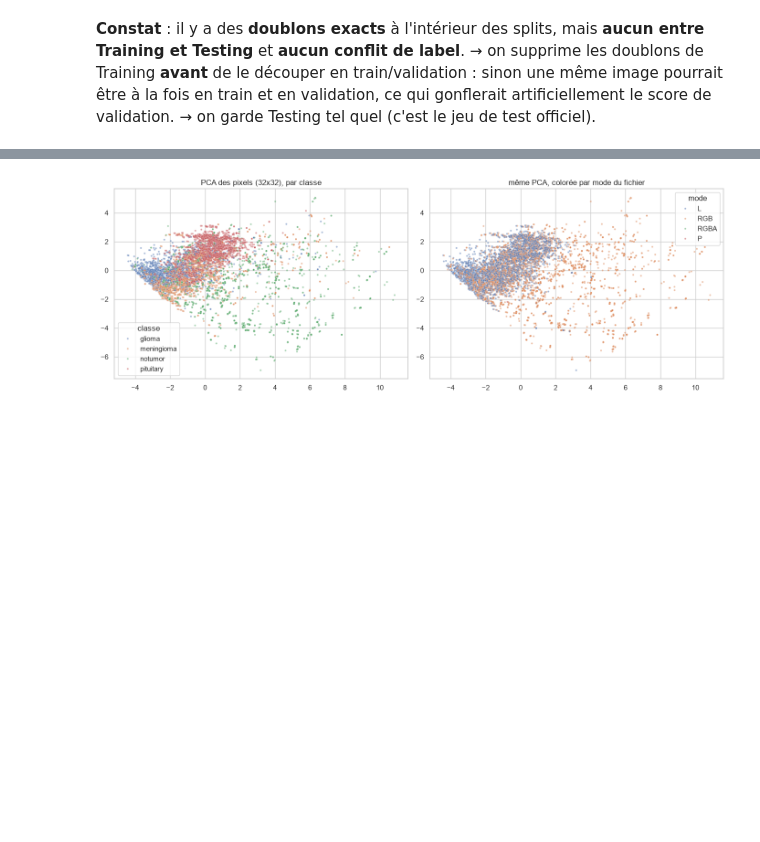
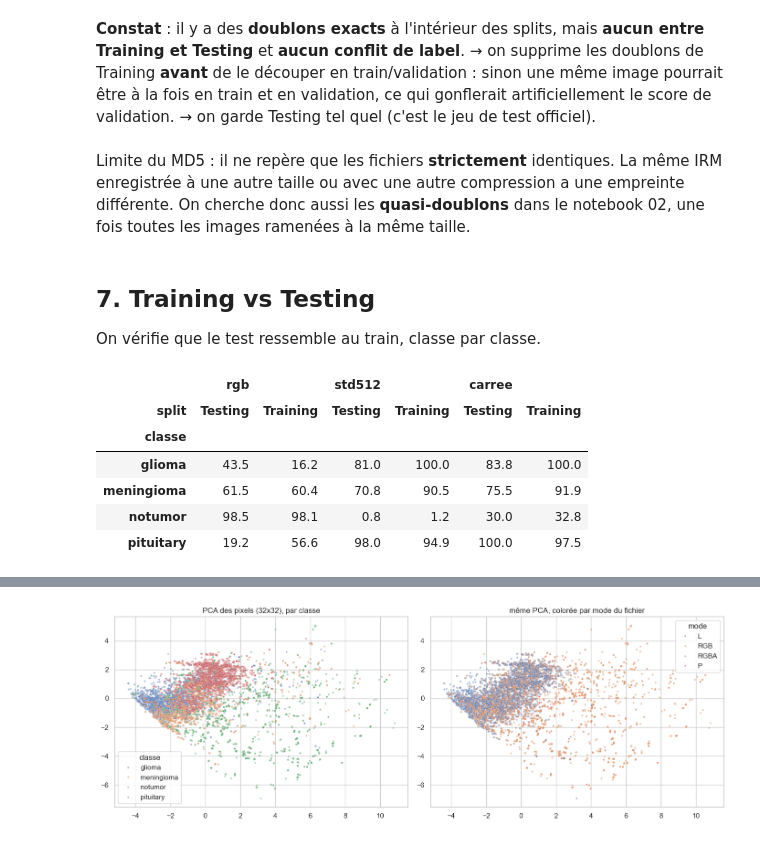
Before and after one commit to Chlooow/neuro-cnn-classifier, a Jupyter notebook: notebooks/01-eda.ipynb, the cells around one changed output, grey strips where cells are left out. Cells and saved outputs as stored; diff of their text form; code cells hidden in the pictures; blank space fills up the shorter version.

```diff
--- a/notebooks/01-eda.ipynb
+++ b/notebooks/01-eda.ipynb
@@ -338,3 +340,20 @@ Name: images en double, dtype: int64
 **Constat** : il y a des **doublons exacts** à l'intérieur des splits, mais **aucun entre Training et Testing** et **aucun conflit de label**.
 → on supprime les doublons de Training **avant** de le découper en train/validation : sinon une même image pourrait être à la fois en train et en validation, ce qui gonflerait artificiellement le score de validation.
 → on garde Testing tel quel (c'est le jeu de test officiel).
+# %% [markdown]
+Limite du MD5 : il ne repère que les fichiers **strictement** identiques. La même IRM enregistrée à une autre taille ou avec une autre compression a une empreinte différente. On cherche donc aussi les **quasi-doublons** dans le notebook 02, une fois toutes les images ramenées à la même taille.
+# %% [markdown]
+## 7. Training vs Testing
+
+On vérifie que le test ressemble au train, classe par classe.
+# %%
+comp = df.assign(rgb=df["mode"].eq("RGB")).groupby(["classe", "split"])[["rgb", "std512", "carree"]]
+comp.mean().mul(100).round(1).unstack("split")
+# %% [output]
+|  | rgb |  | std512 |  | carree |  |
+| split | Testing | Training | Testing | Training | Testing | Training |
+| classe |  |  |  |  |  |  |
+| glioma | 43.5 | 16.2 | 81.0 | 100.0 | 83.8 | 100.0 |
+| meningioma | 61.5 | 60.4 | 70.8 | 90.5 | 75.5 | 91.9 |
+| notumor | 98.5 | 98.1 | 0.8 | 1.2 | 30.0 | 32.8 |
+| pituitary | 19.2 | 56.6 | 98.0 | 94.9 | 100.0 | 97.5 |
```
Also changed, not shown: parts of 7 cells of this notebook, 4 other files.
